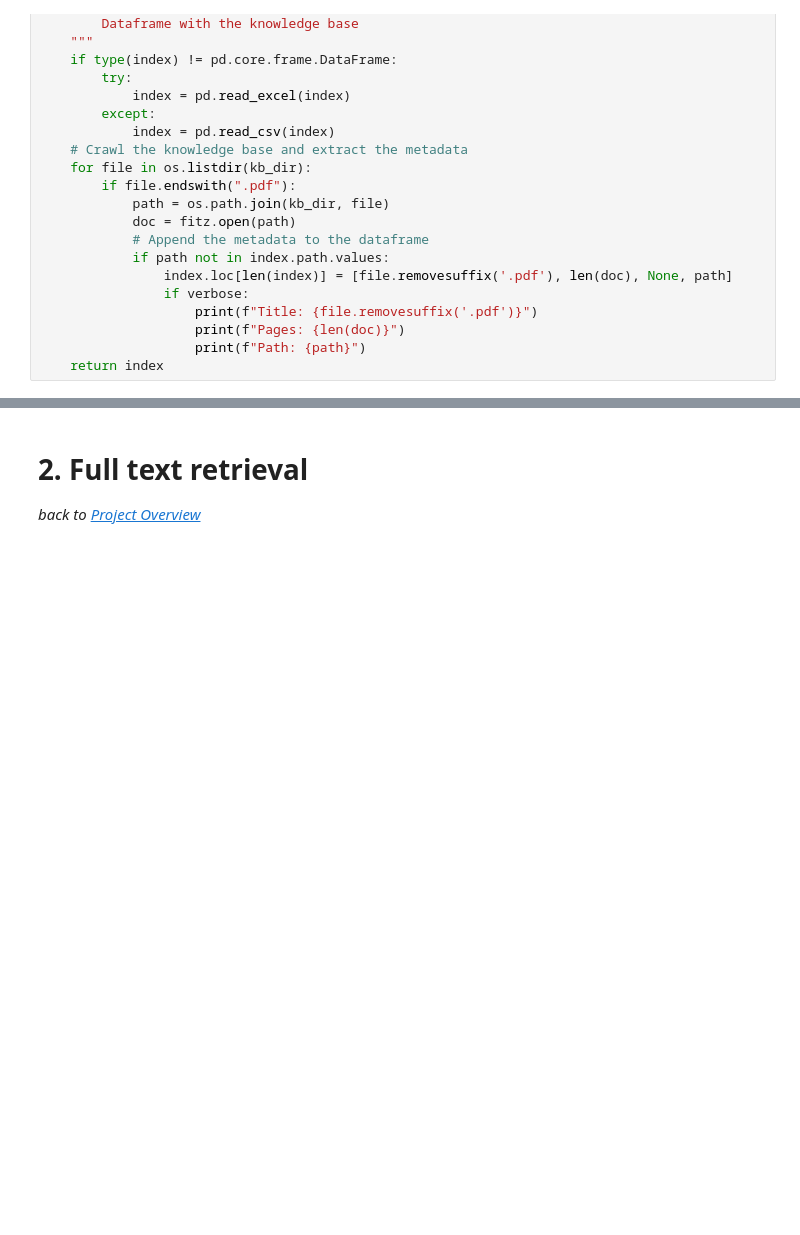
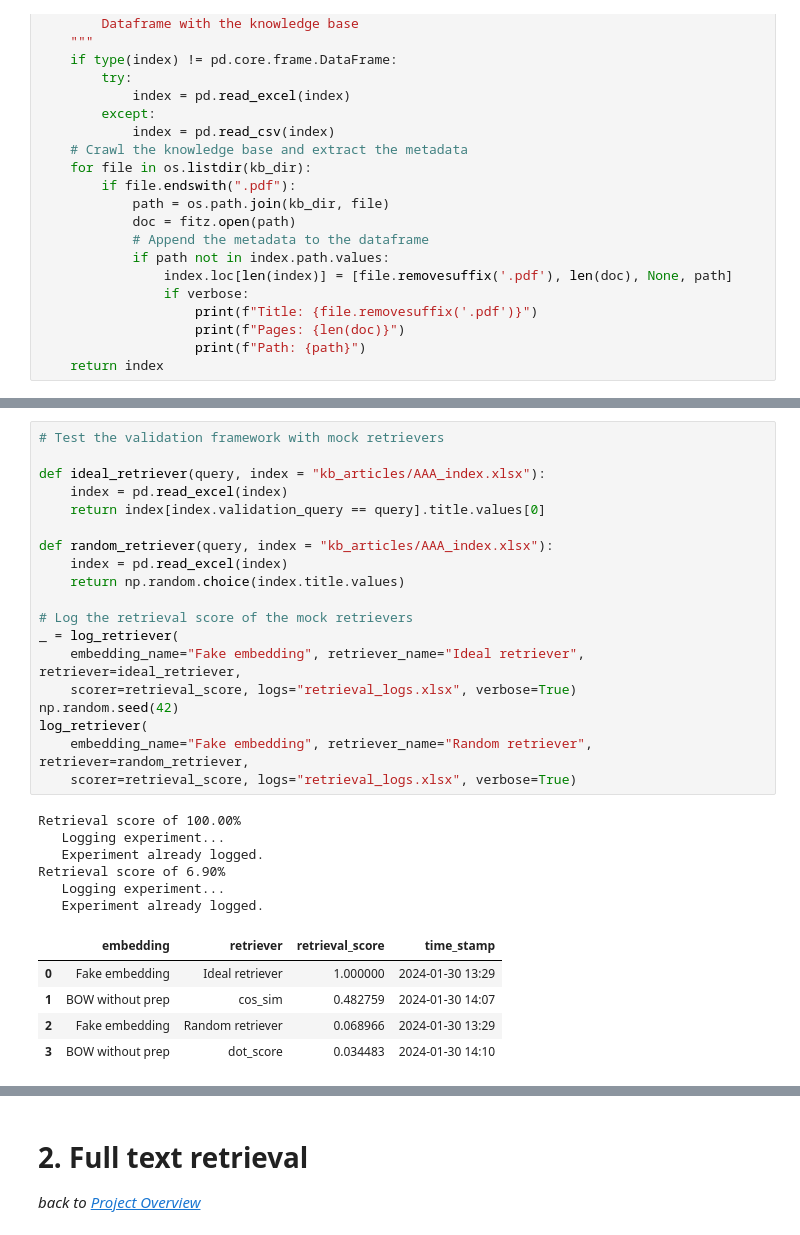
Before and after one commit to MathieuDemarets/vlerick-mai-nlp-2023, a Jupyter notebook: Final_Assignment/Articles.ipynb, the cells around one changed output, grey strips where cells are left out. Saved outputs shown, nothing was run; the diff lists cells and outputs as text; blank space fills up the shorter version.

Commit message:
New validation framework

```diff
--- a/Final_Assignment/Articles.ipynb
+++ b/Final_Assignment/Articles.ipynb
@@ -180,0 +429,31 @@ Proportion of articles with more than 30 pages: 14.63%
+# %%
+# Test the validation framework with mock retrievers
+
+def ideal_retriever(query, index = "kb_articles/AAA_index.xlsx"):
+    index = pd.read_excel(index)
+    return index[index.validation_query == query].title.values[0]
+
+def random_retriever(query, index = "kb_articles/AAA_index.xlsx"):
+    index = pd.read_excel(index)
+    return np.random.choice(index.title.values)
+
+# Log the retrieval score of the mock retrievers
+_ = log_retriever(
+    embedding_name="Fake embedding", retriever_name="Ideal retriever", retriever=ideal_retriever,
+    scorer=retrieval_score, logs="retrieval_logs.xlsx", verbose=True)
+np.random.seed(42)
+log_retriever(
+    embedding_name="Fake embedding", retriever_name="Random retriever", retriever=random_retriever,
+    scorer=retrieval_score, logs="retrieval_logs.xlsx", verbose=True)
+# %% [output]
+Retrieval score of 100.00%
+   Logging experiment...
+   Experiment already logged.
+Retrieval score of 6.90%
+   Logging experiment...
+   Experiment already logged.
+|  | embedding | retriever | retrieval_score | time_stamp |
+| 0 | Fake embedding | Ideal retriever | 1.000000 | 2024-01-30 13:29 |
+| 1 | BOW without prep | cos_sim | 0.482759 | 2024-01-30 14:07 |
+| 2 | Fake embedding | Random retriever | 0.068966 | 2024-01-30 13:29 |
+| 3 | BOW without prep | dot_score | 0.034483 | 2024-01-30 14:10 |
```
Also changed, not shown: parts of 33 cells of this notebook, 7 other files.
